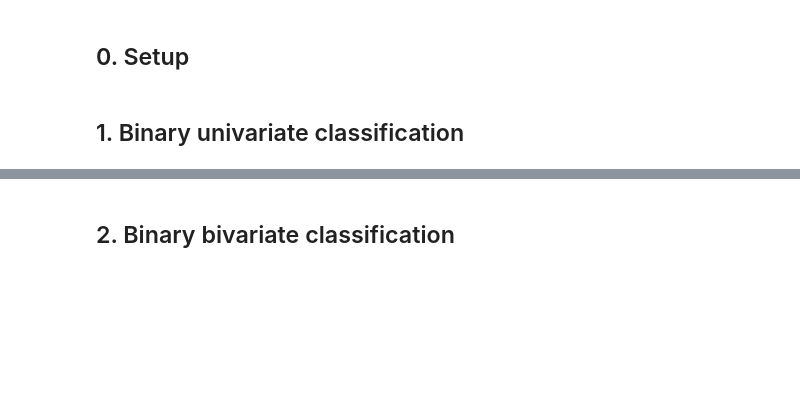
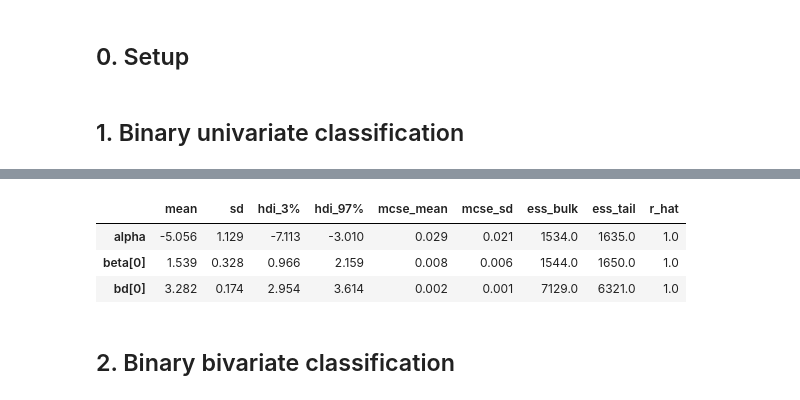
Before and after one commit to claudia-hm/BSPP, a Jupyter notebook: Project/submission/Logistic regression with pymc.ipynb, the cells around one changed output, grey strips where cells are left out. Saved outputs shown, nothing was run; the diff lists cells and outputs as text; code cells hidden in the pictures; blank space fills up the shorter version.

```diff
--- a/Project/submission/Logistic regression with pymc.ipynb
+++ b/Project/submission/Logistic regression with pymc.ipynb
@@ -74,3 +74,10 @@ plt.show()
+# %%
+pm.summary(trace_0, varnames)
+# %% [output]
+|  | mean | sd | hdi_3% | hdi_97% | mcse_mean | mcse_sd | ess_bulk | ess_tail | r_hat |
+| alpha | -5.056 | 1.129 | -7.113 | -3.010 | 0.029 | 0.021 | 1534.0 | 1635.0 | 1.0 |
+| beta[0] | 1.539 | 0.328 | 0.966 | 2.159 | 0.008 | 0.006 | 1544.0 | 1650.0 | 1.0 |
+| bd[0] | 3.282 | 0.174 | 2.954 | 3.614 | 0.002 | 0.001 | 7129.0 | 6321.0 | 1.0 |
 # %% [markdown]
 ## 2. Binary bivariate classification
 # %%
```
Also changed, not shown: parts of 15 cells of this notebook.
